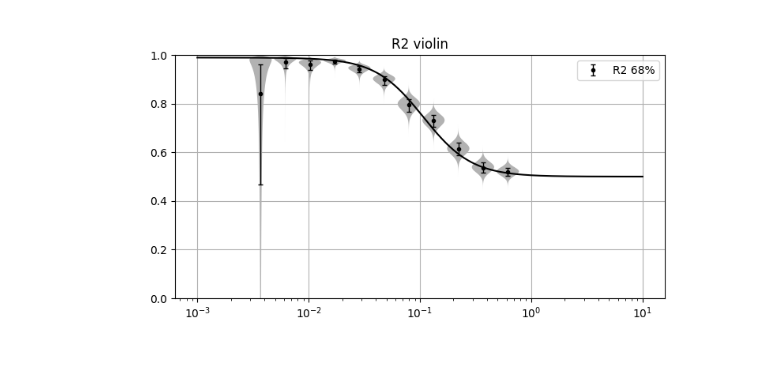
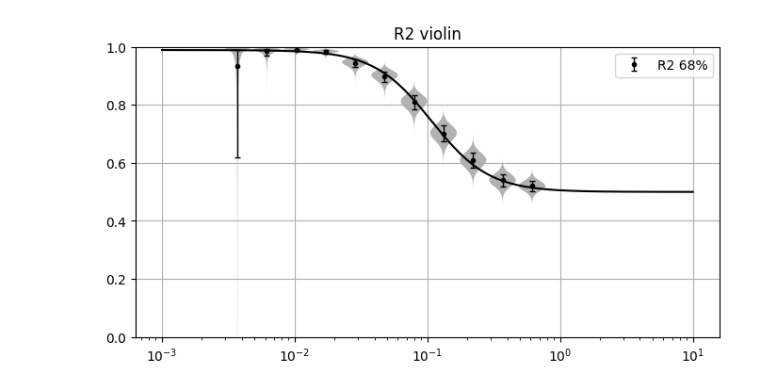
Before and after one commit to lorsala/noisefinder, a Jupyter notebook: examples/example1a_LPFmethod.ipynb, the cells around one changed output. Drawn from its saved outputs; the diff is of its cells as text; code cells hidden in the pictures; blank space fills up the shorter version.

```diff
--- a/examples/example1a_LPFmethod.ipynb
+++ b/examples/example1a_LPFmethod.ipynb
@@ -220,25 +202,25 @@ plt.show()
 # %%
 #R2 violin plot
 R2post = nf.cpsd.stats.R2posterior_pdf(CPSDresult,R2thaxis=MSCaxis)
 
 #PDFs are normalized, but we need them with fixed amplitude.
 R2post = [R2/np.max(R2) for R2 in R2post]
 
 fig,ax=plt.subplots(figsize=(8,4))
 ax.errorbar(x=CPSDresult.freqs,
-            y=meas_LPFmethod_R2q[:,1],
-            yerr = [meas_LPFmethod_R2q[:,1]-meas_LPFmethod_R2q[:,0],meas_LPFmethod_R2q[:,2]-meas_LPFmethod_R2q[:,1]],
+            y=meas_LPFmethod_R2q[1,:],
+            yerr = [meas_LPFmethod_R2q[1,:]-meas_LPFmethod_R2q[0,:],meas_LPFmethod_R2q[2,:]-meas_LPFmethod_R2q[1,:]],
             linestyle='',capsize=2.5,lw=1,c='k',fmt='.',label='R2 68%')
 
 violinplotter(f=CPSDresult.freqs,PDFs=R2post,ax=ax,
               facecolor='k', alpha=0.3, edgecolor=None, linewidth=0.5)
 
 ax.plot(faxis,R2true(faxis),c='k')
 ax.grid()
 ax.set_xscale('log')
 ax.set_ylim([0,1])
 ax.set_title('R2 violin')
 ax.legend()
 plt.show()
 # %% [output]
-[figure, old version]
+[figure, new version]
```
Also changed, not shown: parts of 7 cells of this notebook, 24 other files.
